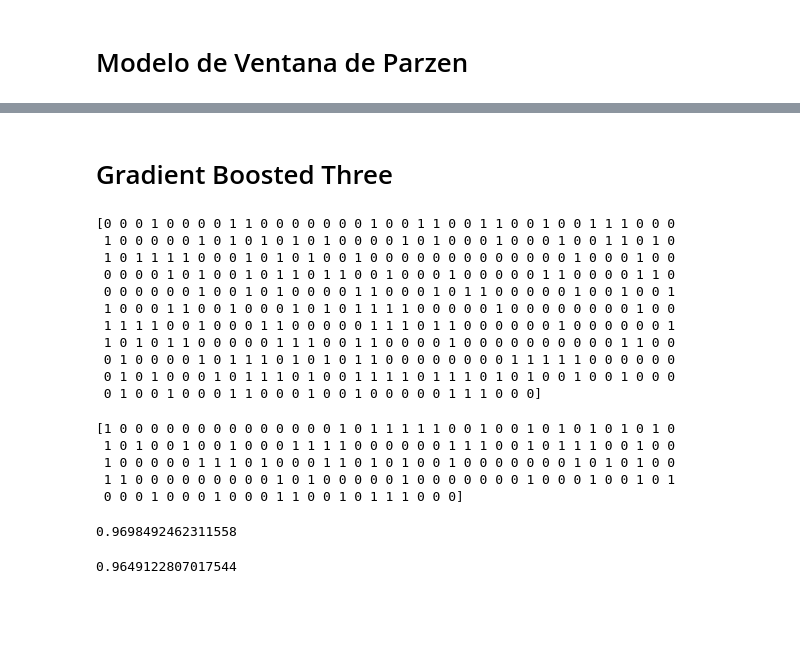
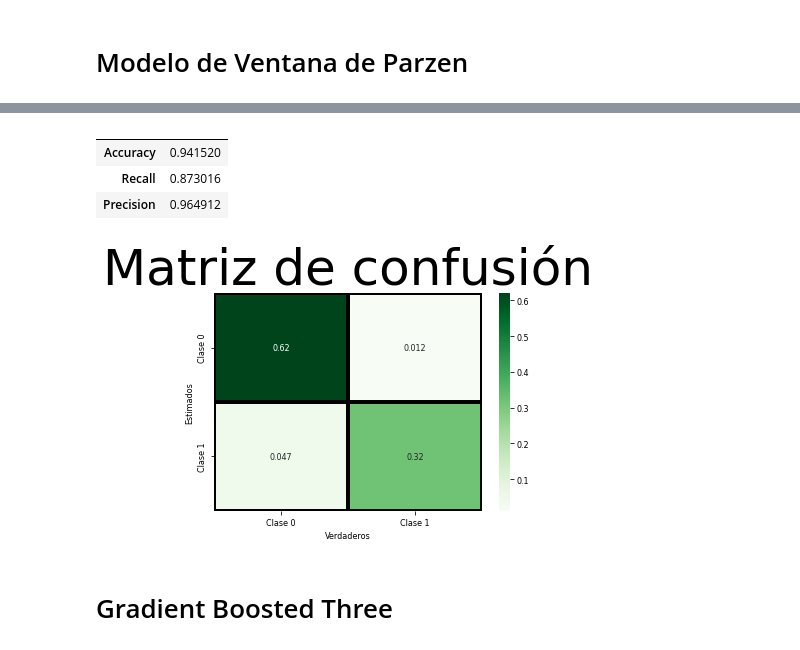
Before and after one commit to FelipeTriana/BreastCancerWisconsin, a Jupyter notebook: BreastCancerWisconsin.ipynb, the cells around one changed output, grey strips where cells are left out. Drawn from its saved outputs; the diff is of its cells as text; code cells hidden in the pictures; blank space fills up the shorter version.

```diff
--- a/BreastCancerWisconsin.ipynb
+++ b/BreastCancerWisconsin.ipynb
@@ -585,3 +551,12 @@ predictions_parzen
+# %%
+predictions_parzen = modelEvaluatorParzen(Xtrain,Ytrain,Xtest,Ytest,3)
+predictions_parzen
+# %% [output]
+|  |  |
+| Accuracy | 0.941520 |
+| Recall | 0.873016 |
+| Precision | 0.964912 |
+[figure, added]
 # %% [markdown]
 
 # Gradient Boosted Three
@@ -597,30 +562,0 @@ Yesti = modelo.predict(Xtest)
-# %%
-print(Ytrain_pred)
-# %% [output]
-[0 0 0 1 0 0 0 0 1 1 0 0 0 0 0 0 0 1 0 0 1 1 0 0 1 1 0 0 1 0 0 1 1 1 0 0 0
- 1 0 0 0 0 0 1 0 1 0 1 0 1 0 1 0 0 0 0 1 0 1 0 0 0 1 0 0 0 1 0 0 1 1 0 1 0
- 1 0 1 1 1 1 0 0 0 1 0 1 0 1 0 0 1 0 0 0 0 0 0 0 0 0 0 0 0 0 1 0 0 0 1 0 0
- 0 0 0 0 1 0 1 0 0 1 0 1 1 0 1 1 0 0 1 0 0 0 1 0 0 0 0 0 1 1 0 0 0 0 1 1 0
- 0 0 0 0 0 0 1 0 0 1 0 1 0 0 0 0 1 1 0 0 0 1 0 1 1 0 0 0 0 0 1 0 0 1 0 0 1
- 1 0 0 0 1 1 0 0 1 0 0 0 1 0 1 0 1 1 1 1 0 0 0 0 0 1 0 0 0 0 0 0 0 0 1 0 0
- 1 1 1 1 0 0 1 0 0 0 1 1 0 0 0 0 0 1 1 1 0 1 1 0 0 0 0 0 0 1 0 0 0 0 0 0 1
- 1 0 1 0 1 1 0 0 0 0 0 1 1 1 0 0 1 1 0 0 0 0 1 0 0 0 0 0 0 0 0 0 0 1 1 0 0
- 0 1 0 0 0 0 1 0 1 1 1 0 1 0 1 0 1 1 0 0 0 0 0 0 0 0 1 1 1 1 1 0 0 0 0 0 0
- 0 1 0 1 0 0 0 1 0 1 1 1 0 1 0 0 1 1 1 1 0 1 1 1 0 1 0 1 0 0 1 0 0 1 0 0 0
- 0 1 0 0 1 0 0 0 1 1 0 0 0 1 0 0 1 0 0 0 0 0 1 1 1 0 0 0]
-# %%
-print(Yesti)
-# %% [output]
-[1 0 0 0 0 0 0 0 0 0 0 0 0 0 0 1 0 1 1 1 1 1 0 0 1 0 0 1 0 1 0 1 0 1 0 1 0
- 1 0 1 0 0 1 0 0 1 0 0 0 1 1 1 1 0 0 0 0 0 0 1 1 1 0 0 1 0 1 1 1 0 0 1 0 0
- 1 0 0 0 0 0 1 1 1 0 1 0 0 0 1 1 0 1 0 1 0 0 1 0 0 0 0 0 0 0 1 0 1 0 1 0 0
- 1 1 0 0 0 0 0 0 0 0 0 1 0 1 0 0 0 0 0 1 0 0 0 0 0 0 0 1 0 0 0 1 0 0 1 0 1
- 0 0 0 1 0 0 0 1 0 0 0 1 1 0 0 1 0 1 1 1 0 0 0]
-# %%
-accuracy_score(Ytrain,Ytrain_pred)
-# %% [output]
-0.9698492462311558
-# %%
-accuracy_score(Ytest,Yesti)
-# %% [output]
-0.9649122807017544
```
Also changed, not shown: parts of 27 cells of this notebook.
